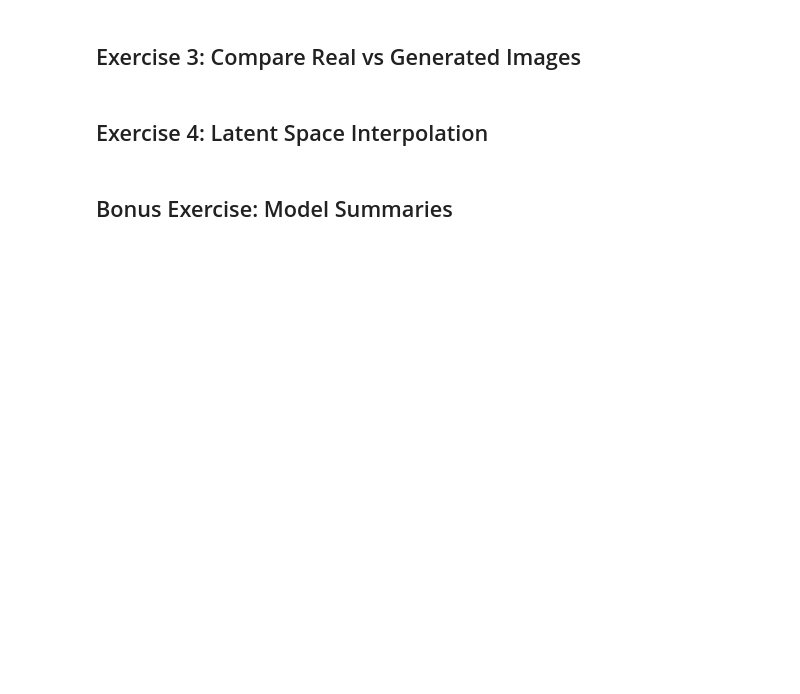
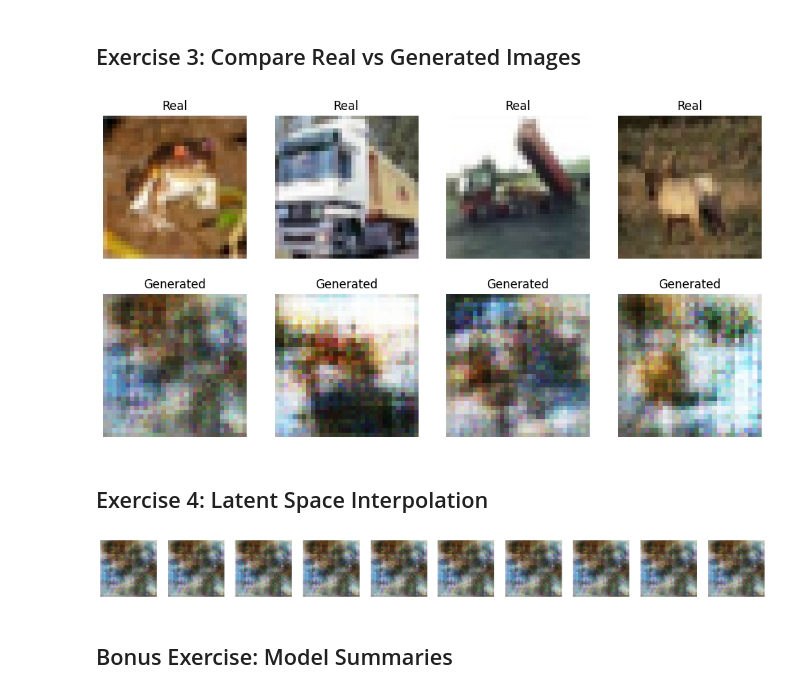
Before and after one commit to GFiaMon/lab-image-generation-gans, a Jupyter notebook: lab-image-generation-gans.ipynb, the cells around one changed output. Cells and saved outputs as stored; diff of their text form; code cells hidden in the pictures; blank space fills up the shorter version.

```diff
--- a/lab-image-generation-gans.ipynb
+++ b/lab-image-generation-gans.ipynb
@@ -75,2 +389,30 @@ n_images = 4  # Number of images to compare
+# %%
+### YOUR CODE HERE - Exercise 3 ###
+
+n_images = 4  # Number of images to compare
+
+# Select n real images
+real_images = x_train[:n_images]
+
+# Generate n fake images
+noise = tf.random.normal([n_images, latent_dim])
+fake_images = cnn_generator(noise, training=False)
+
+# Plot
+fig, axs = plt.subplots(2, n_images, figsize=(n_images*3, 6))
+for i in range(n_images):
+    # Real images on first row
+    axs[0, i].imshow((real_images[i] + 1) / 2.0)
+    axs[0, i].set_title("Real")
+    axs[0, i].axis('off')
+
+    # Generated images on second row
+    axs[1, i].imshow((fake_images[i] + 1) / 2.0)
+    axs[1, i].set_title("Generated")
+    axs[1, i].axis('off')
+
+plt.show()
+# %% [output]
+[figure, added]
 # %% [markdown]
 ## Exercise 4: Latent Space Interpolation
@@ -79,3 +419,27 @@ n_images = 4  # Number of images to compare
+# %%
+### YOUR CODE HERE - Exercise 4 ###
+
+# Two random latent vectors
+z1 = tf.random.normal([1, latent_dim])
+z2 = tf.random.normal([1, latent_dim])
+
+# Number of interpolation steps
+steps = 10
+
+interpolated_images = []
+for alpha in tf.linspace(0.0, 1.0, steps):
+    z = z1 * (1 - alpha) + z2 * alpha  # Linear interpolation
+    img = cnn_generator(z, training=False)
+    interpolated_images.append(img[0])
+
+# Plot
+fig, axs = plt.subplots(1, steps, figsize=(steps*2, 2))
+for i, img in enumerate(interpolated_images):
+    axs[i].imshow((img + 1)/2.0)
+    axs[i].axis('off')
+plt.show()
+# %% [output]
+[figure, added]
 # %% [markdown]
 ## Bonus Exercise: Model Summaries
 # %%
```
Also changed, not shown: parts of 36 cells of this notebook.
